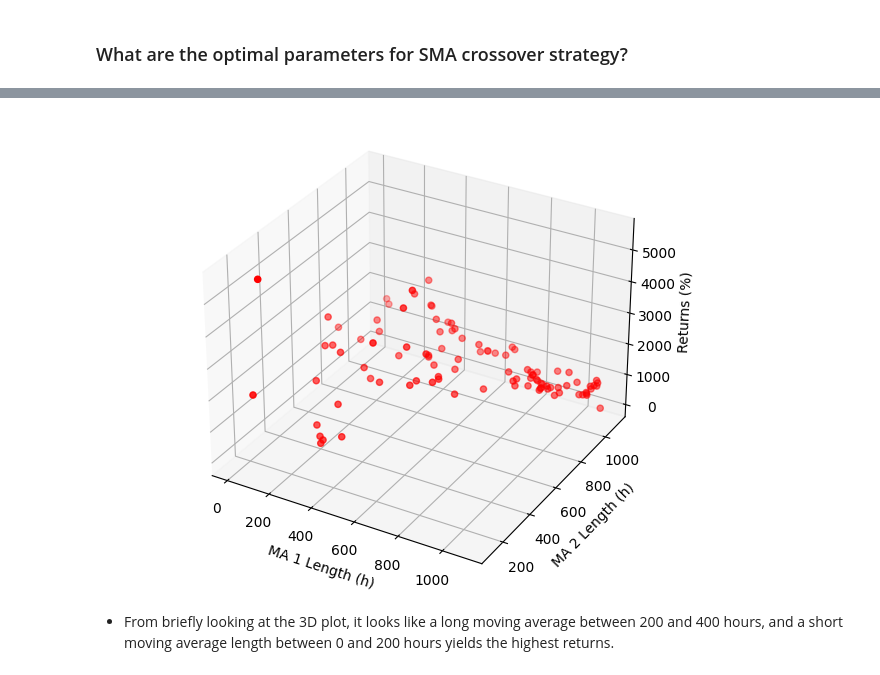
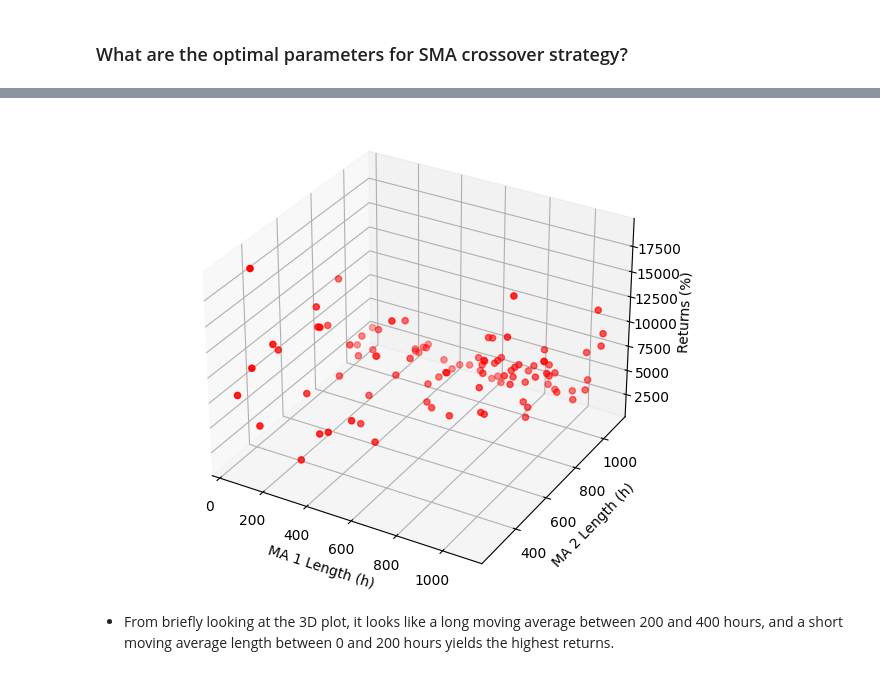
Before and after one commit to hansenrhan/crypto_backtesting, a Jupyter notebook: Simple_Moving_Average_Analysis.ipynb, the cells around one changed output, grey strips where cells are left out. Drawn from its saved outputs; the diff is of its cells as text; code cells hidden in the pictures.

```diff
--- a/Simple_Moving_Average_Analysis.ipynb
+++ b/Simple_Moving_Average_Analysis.ipynb
@@ -453,7 +805,7 @@ optimization_results.to_csv("sma_optimization_results_100_runs.csv")
 #sns.scatterplot(data=optimization_results, x="cumulative_return", y="ma1_length")
 #sns.scatterplot(data=optimization_results, x="cumulative_return", y="ma2_length")
 
-optimization_results = pd.read_csv("sma_optimization_results_100_runs.csv")
+optimization_results = pd.read_csv("sma_optimization_2014_2023_results_100_runs.csv")
 
 # Create a 3D interactive plot to find relationships between moving average lengths and cumulative return rates
 %matplotlib widget
@@ -465,33 +817,33 @@ import matplotlib.pyplot as plt
 
 # Plot the data for the top 25% of cumulative returns
 #xs = optimization_results[optimization_results.cumulative_return >= optimization_results.describe()['cumulative_return']['75%']]['ma1_length']
 #ys = optimization_results[optimization_results.cumulative_return >= optimization_results.describe()['cumulative_return']['75%']]['ma2_length']
 #zs = [x*100 for x in optimization_results[optimization_results.cumulative_return >= optimization_results.describe()['cumulative_return']['75%']]['cumulative_return']]
 
 # Plot the data for all returns
 xs = optimization_results['ma1_length']
 ys = optimization_results['ma2_length']
 zs = [x*100 for x in optimization_results['cumulative_return']]
 
 # Also try using this instead of cumulative return to look at median return
 #zs = [x*100 for x in optimization_results[optimization_results.cumulative_return >= optimization_results.describe()['cumulative_return']['75%']]['median_return_rate']]
 
 # creating figure
 fig = plt.figure()
 ax = Axes3D(fig)
 
 # creating the plot
 optimization_plot = ax.scatter(xs, ys, zs, color='red')
 
 # setting title and labels
 ax.set_title("Moving Average Length and Cumulative Returns")
 ax.set_xlabel('MA 1 Length (h)')
 ax.set_ylabel('MA 2 Length (h)')
 ax.set_zlabel('Returns (%)')
 
 # displaying the plot
 plt.show()
 # %% [output]
-[figure, old version]
+[figure, new version]
 # %% [markdown]
 - From briefly looking at the 3D plot, it looks like a long moving average between 200 and 400 hours, and a short moving average length between 0 and 200 hours yields the highest returns.
```
Also changed, not shown: parts of 11 cells of this notebook.
